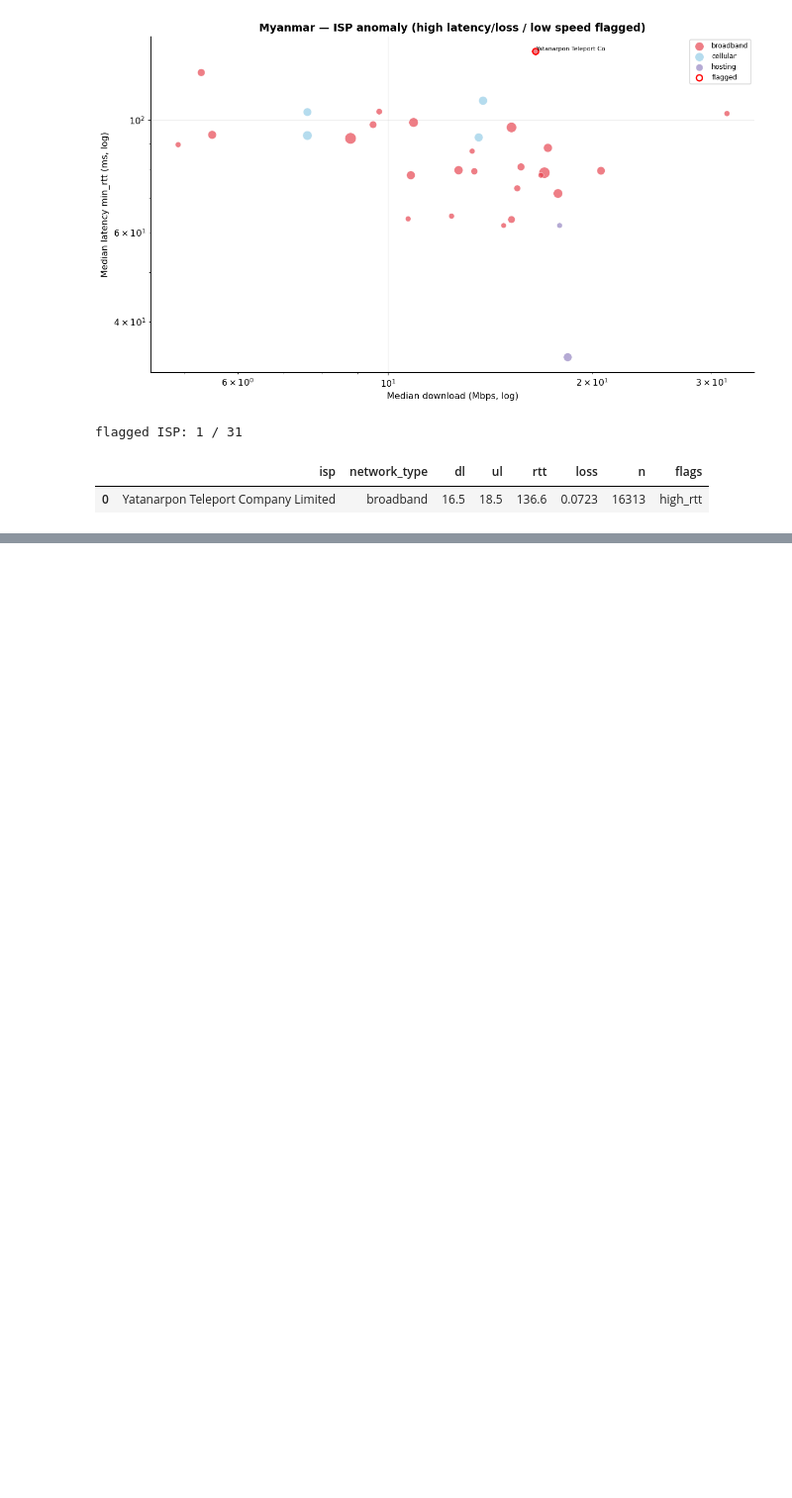
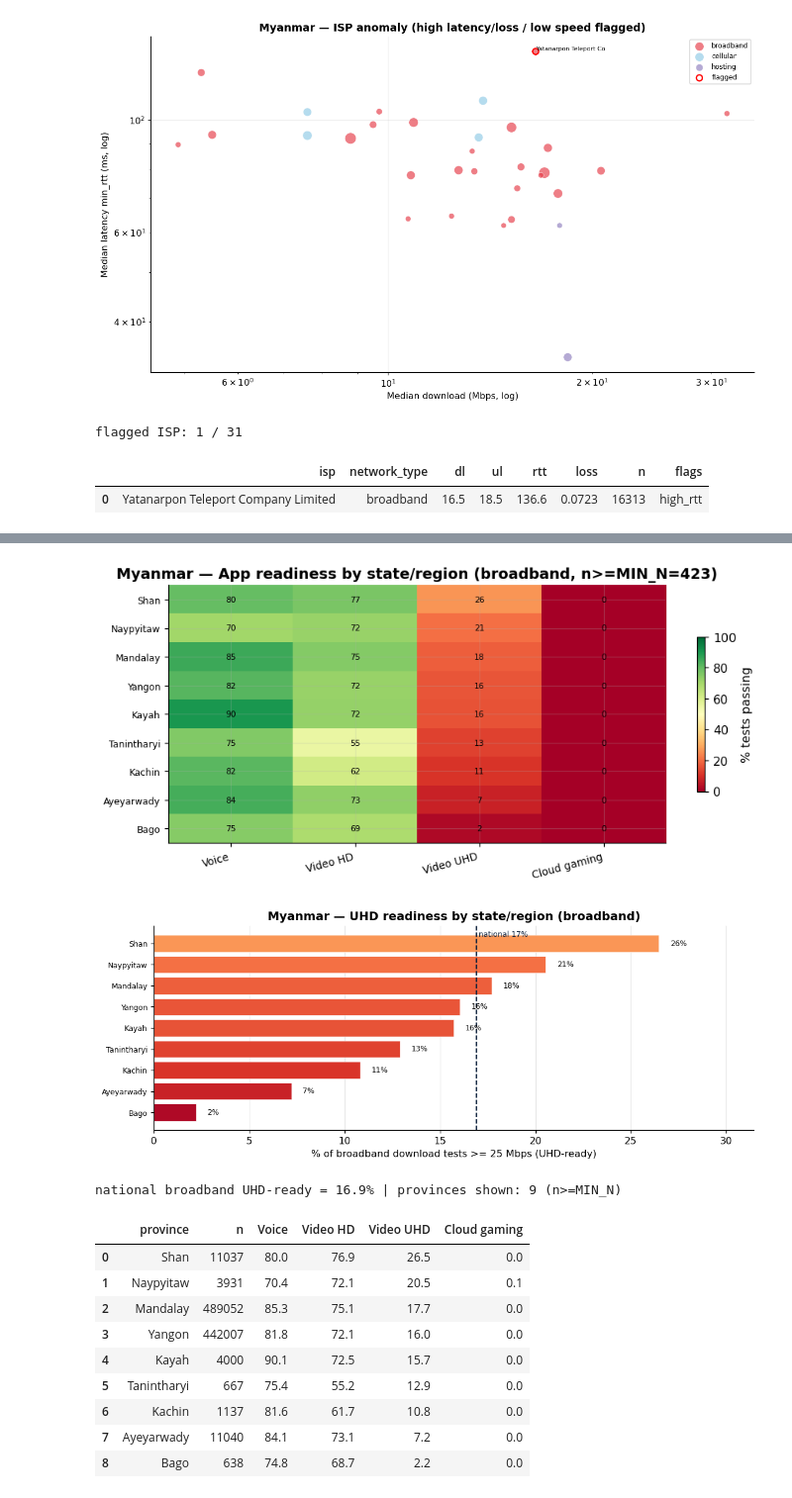
Before and after one commit to chissanupun/thailand-broadband-analysis, a Jupyter notebook: notebooks/ndt7/mm/mm_clean/ndt7_Myanmar_eda.ipynb, the cells around one changed output, grey strips where cells are left out. Shown at 99% size. Cells and saved outputs as stored; diff of their text form; code cells hidden in the pictures; blank space fills up the shorter version.

```diff
--- a/notebooks/ndt7/mm/mm_clean/ndt7_Myanmar_eda.ipynb
+++ b/notebooks/ndt7/mm/mm_clean/ndt7_Myanmar_eda.ipynb
@@ -712,3 +772,54 @@ flagged ISP: 1 / 31
+# %%
+rp = con.execute(f"SELECT province, {SEL} FROM {P} WHERE {BASE_DL} AND network_type = 'broadband' GROUP BY province").df()
+rp = rp[rp["n"] >= MIN_N].copy()
+for a in appnames:
+    rp[a] = rp[a] / rp["n"] * 100
+rp = rp.sort_values("Video UHD", ascending=False).reset_index(drop=True)
+
+mat = rp.set_index("province")[appnames]
+fig, ax = plt.subplots(figsize=(8.5, max(4, 0.45 * len(rp))))
+im = ax.imshow(mat.values, aspect="auto", cmap="RdYlGn", vmin=0, vmax=100)
+ax.set_xticks(range(len(appnames))); ax.set_xticklabels(appnames, fontsize=9, rotation=15, ha="right")
+ax.set_yticks(range(len(rp))); ax.set_yticklabels(rp["province"], fontsize=8)
+for r in range(mat.shape[0]):
+    for c in range(mat.shape[1]):
+        ax.text(c, r, f"{mat.values[r, c]:.0f}", ha="center", va="center", fontsize=7, color="black")
+fig.colorbar(im, ax=ax, shrink=0.6, label="% tests passing")
+ax.set_title(f"{COUNTRY} — App readiness by {UNIT_EN} (broadband, n>=MIN_N={MIN_N})", fontweight="bold")
+plt.tight_layout(); savefig("12_app_readiness_heatmap"); plt.show()
+
+nat_uhd = float(pct.loc["broadband", "Video UHD"]) if "broadband" in pct.index else float("nan")
+dd = rp.iloc[::-1]
+y = np.arange(len(dd))
+fig, ax = plt.subplots(figsize=(10, max(4, 0.4 * len(dd))))
+ax.barh(y, dd["Video UHD"], color=plt.cm.RdYlGn(dd["Video UHD"].values / 100), edgecolor="white", linewidth=0.4)
+ax.set_yticks(y); ax.set_yticklabels(dd["province"], fontsize=8)
+for yi, v in zip(y, dd["Video UHD"].values):
+    ax.text(v + 0.6, yi, f"{v:.0f}%", va="center", fontsize=8)
+ax.axvline(nat_uhd, color=NAVY, ls="--", lw=1.3)
+ax.text(nat_uhd, len(dd) - 0.4, f" national {nat_uhd:.0f}%", color=NAVY, fontsize=8, va="top")
+ax.set_xlim(0, max(float(dd["Video UHD"].max()), nat_uhd) * 1.15 + 1)
+ax.set_xlabel("% of broadband download tests >= 25 Mbps (UHD-ready)")
+ax.set_title(f"{COUNTRY} — UHD readiness by {UNIT_EN} (broadband)", fontweight="bold")
+ax.xaxis.grid(True, alpha=0.3); ax.yaxis.grid(False)
+plt.tight_layout(); savefig("12_app_readiness_uhd_bar"); plt.show()
+
+print(f"national broadband UHD-ready = {nat_uhd:.1f}% | provinces shown: {len(rp)} (n>=MIN_N)")
+rp[["province", "n"] + appnames].round(1).reset_index(drop=True)
+# %% [output]
+[figure, added]
+[figure, added]
+national broadband UHD-ready = 16.9% | provinces shown: 9 (n>=MIN_N)
+|  | province | n | Voice | Video HD | Video UHD | Cloud gaming |
+| 0 | Shan | 11037 | 80.0 | 76.9 | 26.5 | 0.0 |
+| 1 | Naypyitaw | 3931 | 70.4 | 72.1 | 20.5 | 0.1 |
+| 2 | Mandalay | 489052 | 85.3 | 75.1 | 17.7 | 0.0 |
+| 3 | Yangon | 442007 | 81.8 | 72.1 | 16.0 | 0.0 |
+| 4 | Kayah | 4000 | 90.1 | 72.5 | 15.7 | 0.0 |
+| 5 | Tanintharyi | 667 | 75.4 | 55.2 | 12.9 | 0.0 |
+| 6 | Kachin | 1137 | 81.6 | 61.7 | 10.8 | 0.0 |
+| 7 | Ayeyarwady | 11040 | 84.1 | 73.1 | 7.2 | 0.0 |
+| 8 | Bago | 638 | 74.8 | 68.7 | 2.2 | 0.0 |
 # %% [markdown]
 ---
 ### สรุป
```
Also changed, not shown: parts of 12 cells of this notebook, 19 other files.
